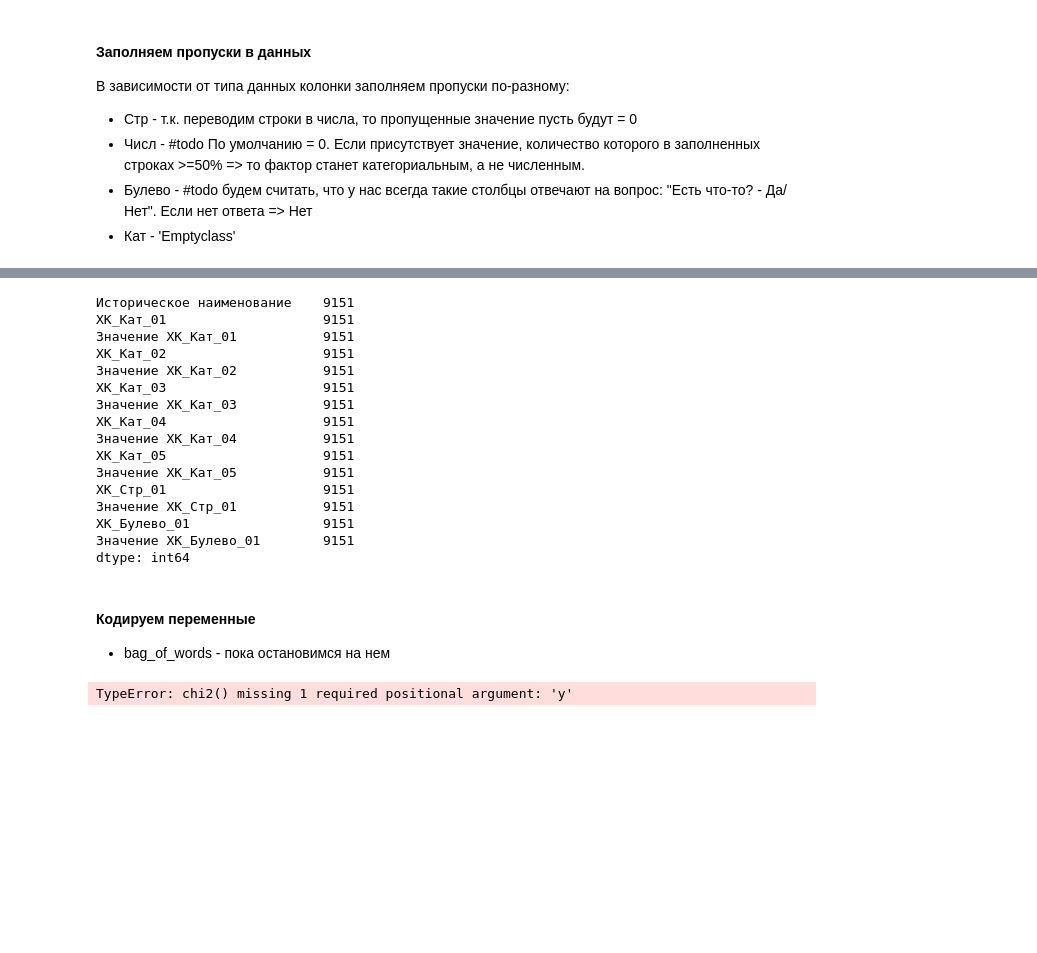
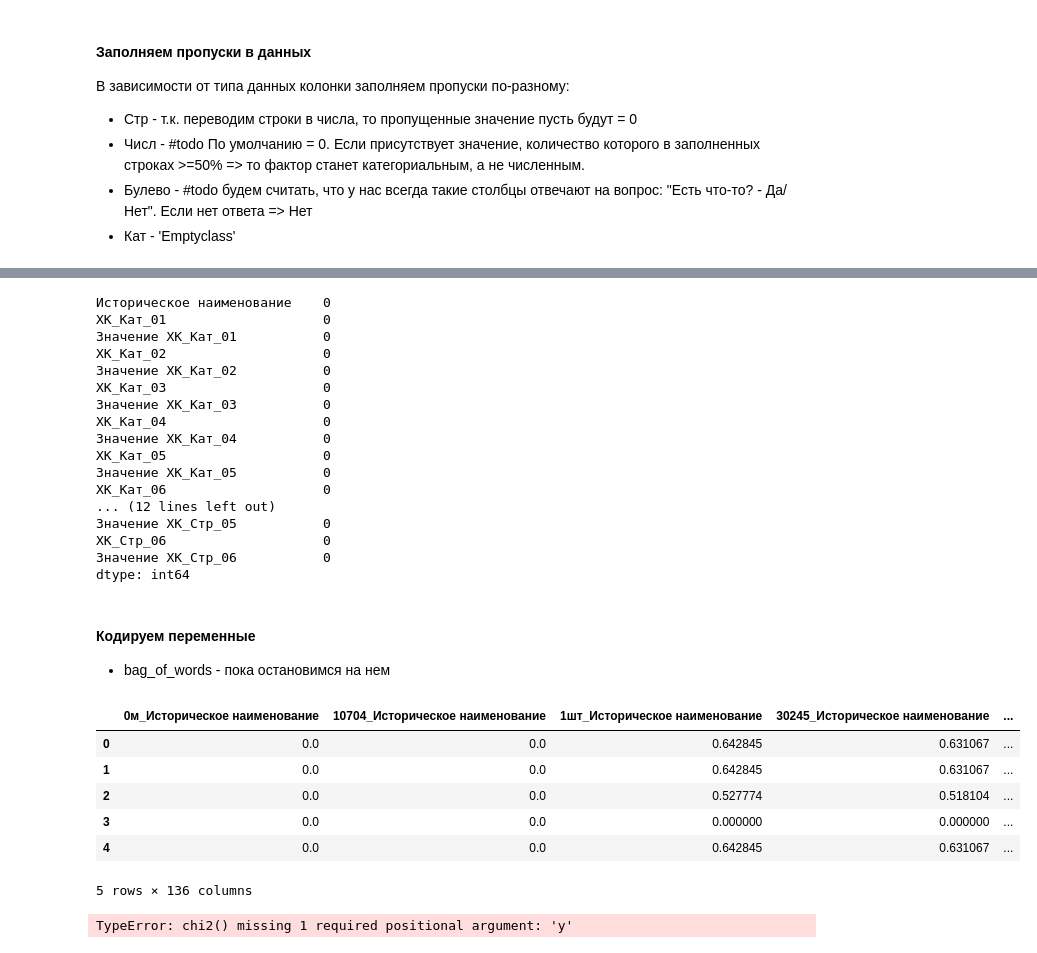
Before and after one commit to denisich2001/ml_classification_of_product_items, a Jupyter notebook: research/TNVED_classification.ipynb, the cells around one changed output, grey strips where cells are left out. Saved outputs shown, nothing was run; the diff lists cells and outputs as text; code cells hidden in the pictures; blank space fills up the shorter version.

```diff
--- a/research/TNVED_classification.ipynb
+++ b/research/TNVED_classification.ipynb
@@ -185,23 +209,24 @@ for column in not_empty_factors_df.columns:
     elif feature_types_dict.get(column) == 'Булево':
         not_empty_factors_df.loc[not_empty_factors_df[column].isna(), column] = 0
 # %%
-not_empty_factors_df.count()
+not_empty_factors_df.isna().sum()
 # %% [output]
-Историческое наименование    9151
-ХК_Кат_01                    9151
-Значение ХК_Кат_01           9151
-ХК_Кат_02                    9151
-Значение ХК_Кат_02           9151
-ХК_Кат_03                    9151
-Значение ХК_Кат_03           9151
-ХК_Кат_04                    9151
-Значение ХК_Кат_04           9151
-ХК_Кат_05                    9151
-Значение ХК_Кат_05           9151
-ХК_Стр_01                    9151
-Значение ХК_Стр_01           9151
-ХК_Булево_01                 9151
-Значение ХК_Булево_01        9151
+Историческое наименование    0
+ХК_Кат_01                    0
+Значение ХК_Кат_01           0
+ХК_Кат_02                    0
+Значение ХК_Кат_02           0
+ХК_Кат_03                    0
+Значение ХК_Кат_03           0
+ХК_Кат_04                    0
+Значение ХК_Кат_04           0
+ХК_Кат_05                    0
+Значение ХК_Кат_05           0
+ХК_Кат_06                    0
+... (12 lines left out)
+Значение ХК_Стр_05           0
+ХК_Стр_06                    0
+Значение ХК_Стр_06           0
 dtype: int64
 # %% [markdown]
 #### Кодируем переменные
@@ -289,6 +314,16 @@ for feature in feature_types_dict:
         #handled_feature = pd.DataFrame(copy_df[feature])
     handled_feature.columns = [str(col)+'_'+str(feature) for col in handled_feature.columns]
     trainset = pd.concat([trainset,handled_feature],axis=1)
+# %%
+trainset.head()
+# %% [output]
+|  | 0м_Историческое наименование | 10704_Историческое наименование | 1шт_Историческое наименование | 30245_Историческое наименование | ... |
+| 0 | 0.0 | 0.0 | 0.642845 | 0.631067 | ... |
+| 1 | 0.0 | 0.0 | 0.642845 | 0.631067 | ... |
+| 2 | 0.0 | 0.0 | 0.527774 | 0.518104 | ... |
+| 3 | 0.0 | 0.0 | 0.000000 | 0.000000 | ... |
+| 4 | 0.0 | 0.0 | 0.642845 | 0.631067 | ... |
+5 rows × 136 columns
 # %%
 from sklearn.feature_selection import chi2
 
```
Also changed, not shown: parts of 24 cells of this notebook, 5 other files.
